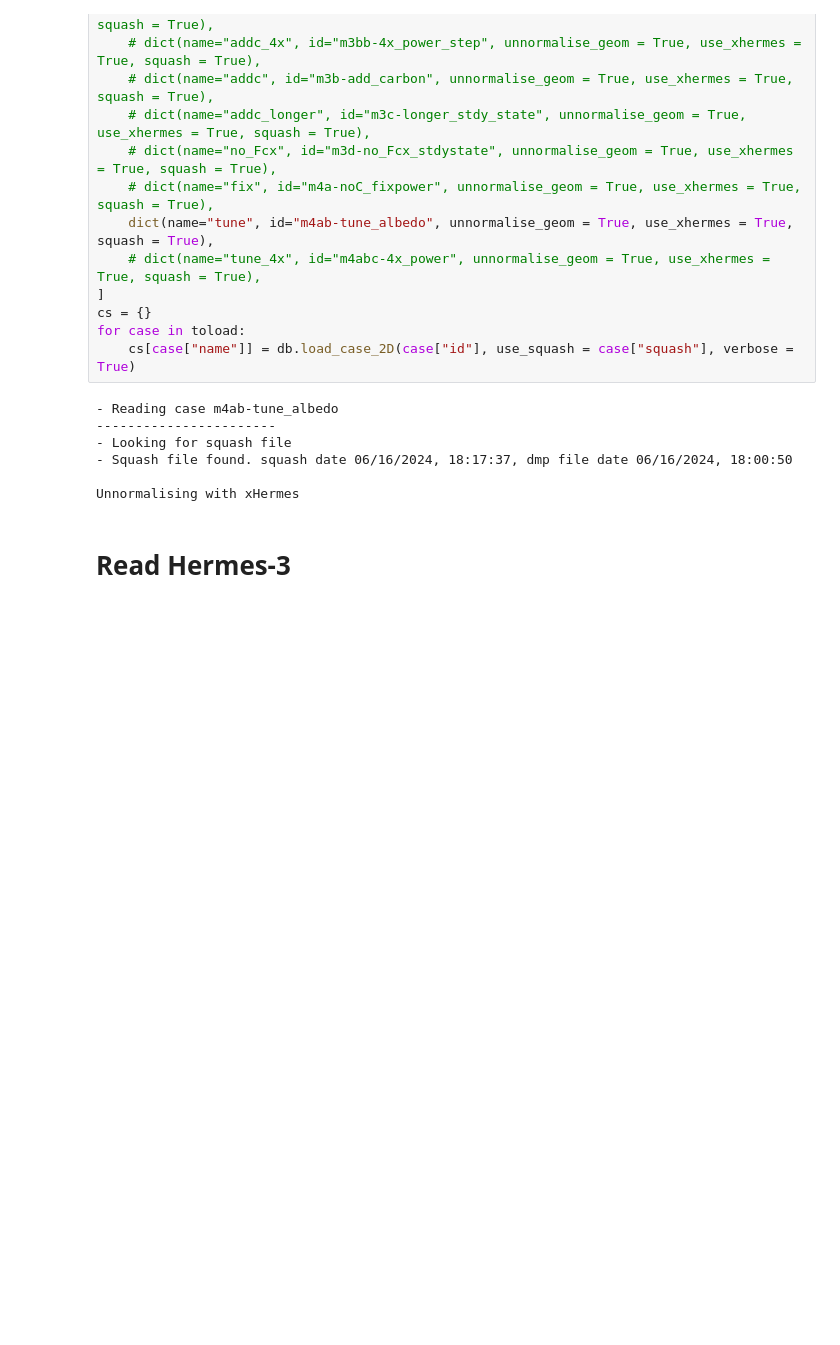
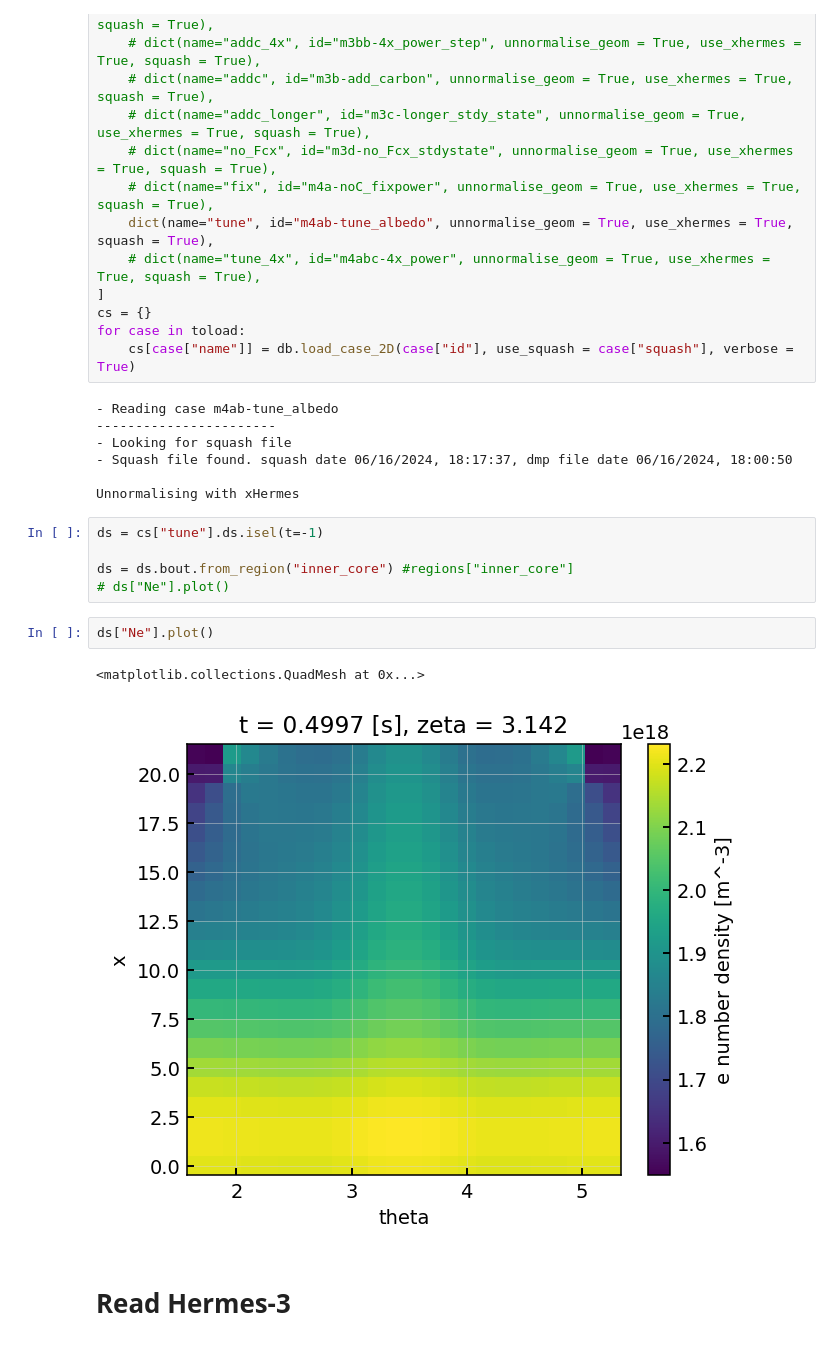
Before and after one commit to mikekryjak/notebooks, a Jupyter notebook: mast-u/postprocessing/2024-05-24 - First steady state.ipynb, the cells around one changed output. Cells and saved outputs as stored; diff of their text form; blank space fills up the shorter version.

```diff
--- a/mast-u/postprocessing/2024-05-24 - First steady state.ipynb
+++ b/mast-u/postprocessing/2024-05-24 - First steady state.ipynb
@@ -54,6 +54,16 @@ for case in toload:
 - Squash file found. squash date 06/16/2024, 18:17:37, dmp file date 06/16/2024, 18:00:50
 
 Unnormalising with xHermes
+# %%
+ds = cs["tune"].ds.isel(t=-1)
+
+ds = ds.bout.from_region("inner_core") #regions["inner_core"]
+# ds["Ne"].plot()
+# %%
+ds["Ne"].plot()
+# %% [output]
+<matplotlib.collections.QuadMesh at 0x...>
+[figure, added]
 # %% [markdown]
 # Read Hermes-3
 # %%
```
Also changed, not shown: 20 other files.
